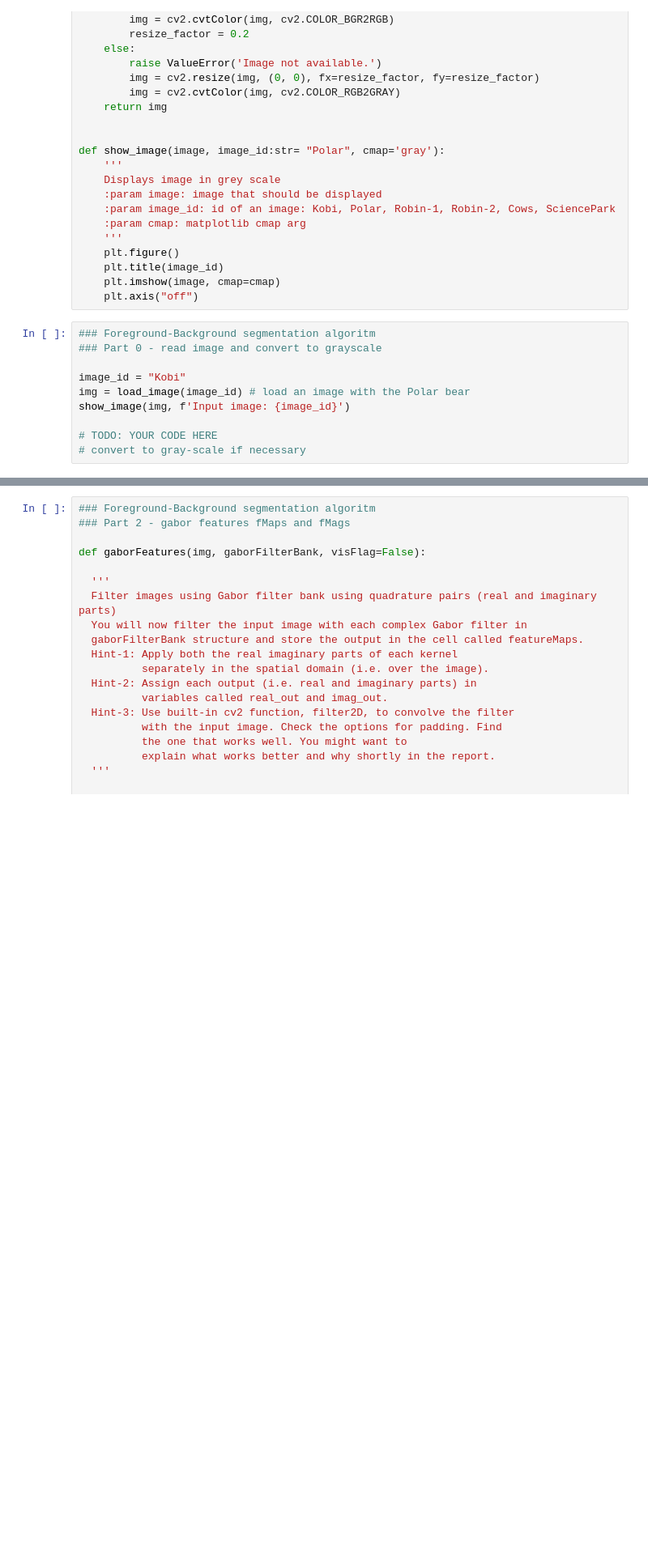
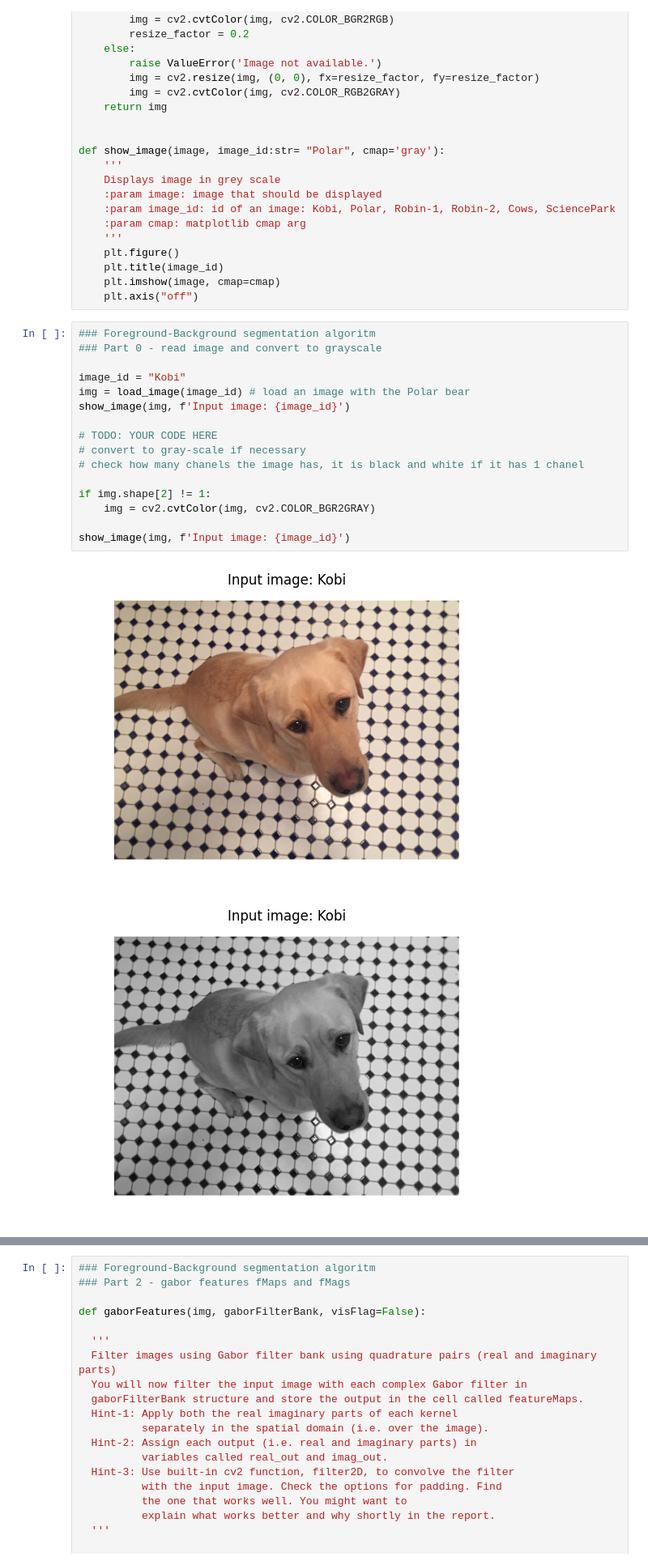
Before and after one commit to krijnD/CV_labs, a Jupyter notebook: Lab2/14105276_15128350_13221760.ipynb, the cells around one changed output, grey strips where cells are left out. Shown at 81% size. Drawn from its saved outputs; the diff is of its cells as text; blank space fills up the shorter version.

```diff
--- a/Lab2/14105276_15128350_13221760.ipynb
+++ b/Lab2/14105276_15128350_13221760.ipynb
@@ -1257,13 +1257,22 @@ def show_image(image, image_id:str= "Polar", cmap='gray'):
 # %%
 ### Foreground-Background segmentation algoritm
 ### Part 0 - read image and convert to grayscale
 
 image_id = "Kobi"
 img = load_image(image_id) # load an image with the Polar bear
 show_image(img, f'Input image: {image_id}')
 
 # TODO: YOUR CODE HERE
 # convert to gray-scale if necessary
+# check how many chanels the image has, it is black and white if it has 1 chanel
+
+if img.shape[2] != 1:
+    img = cv2.cvtColor(img, cv2.COLOR_BGR2GRAY)
+
+show_image(img, f'Input image: {image_id}')
+# %% [output]
+[figure, added]
+[figure, added]
 # %%
 ### Foreground-Background segmentation algoritm
 ### Part 1 - create Gabor filterbank
```
Also changed, not shown: parts of 1 cell of this notebook.
